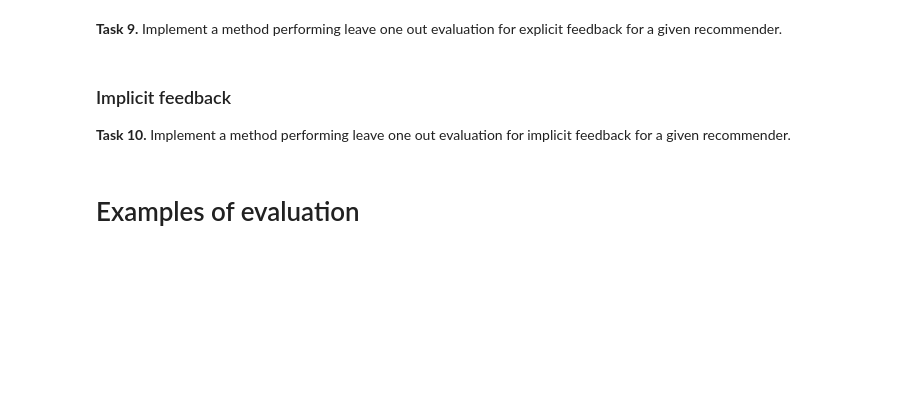
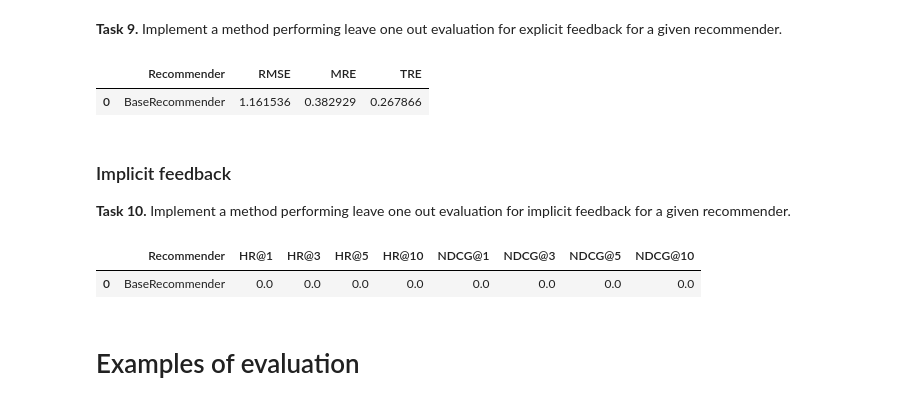
Before and after one commit to dzikafoczka/recommender-systems-class, a Jupyter notebook: class_03_evaluation_and_testing.ipynb, the cells around one changed output. Drawn from its saved outputs; the diff is of its cells as text; code cells hidden in the pictures; blank space fills up the shorter version.

```diff
--- a/class_03_evaluation_and_testing.ipynb
+++ b/class_03_evaluation_and_testing.ipynb
@@ -552,18 +718,34 @@ display(HTML(results.to_html()))
 def evaluate_leave_one_out_explicit(recommender, interactions_df, items_df, max_evals=300, seed=6789):
     rng = np.random.RandomState(seed=seed)
 
-    # Prepare splits of the datasets
-    # Write your code here
+    # Podziały datasetu
+    splits = KFold(n_splits=len(interactions_df), random_state=rng, shuffle=True)
 
-
-    # For each split of the dataset train the recommender, generate recommendations and evaluate
+    # Generowanie rekomendacji dla każdego podziału i ewaluacja
 
     r_pred = []
     r_real = []
     n_eval = 1
 
-    # Write your code here
+    for train_index, test_index in splits.split(interactions_df.index):
+        train_set = interactions_df.loc[interactions_df.index[train_index]]
+        #train_set = interactions_df.iloc[train_index]
+        test_set = interactions_df.loc[interactions_df.index[test_index]]
+        #test_set = interactions_df.iloc[test_index]
 
+        # Uczenie rekomendera
+        recommender.fit(train_set, None, items_df)
+
+        # Generowanie rekomendacji
+        user_df = test_set.loc[:, ['user_id']]
+        item_df = test_set.loc[:, ['item_id']]
+        item_df = pd.merge(item_df, items_df, on='item_id')
+
+        recommendations = recommender.recommend(user_df, item_df, n_recommendations=1)
+
+        # Zbieranie wyników
+        r_pred.append(recommendations.iloc[0]['score'])
+        r_real.append(test_set.iloc[0]['rating'])
 
         if n_eval == max_evals:
             break
@@ -572,8 +754,7 @@ def evaluate_leave_one_out_explicit(recommender, interactions_df, items_df, max_
     r_pred = np.array(r_pred)
     r_real = np.array(r_real)
 
-    # Return evaluation metrics
-
+    # Ewaluacja z wykorzystaniem metryk RMSE, MRE, TRE
     return rmse(r_pred, r_real), mre(r_pred, r_real), tre(r_pred, r_real)
 
 recommender = Recommender()
@@ -585,6 +766,9 @@ results = pd.DataFrame(results,
                        columns=['Recommender', 'RMSE', 'MRE', 'TRE'])
 
 display(HTML(results.to_html()))
+# %% [output]
+|  | Recommender | RMSE | MRE | TRE |
+| 0 | BaseRecommender | 1.161536 | 0.382929 | 0.267866 |
 # %% [markdown]
 ### Implicit feedback
 
@@ -593,9 +777,10 @@ display(HTML(results.to_html()))
 def evaluate_leave_one_out_implicit(recommender, interactions_df, items_df, max_evals=300, seed=6789):
     rng = np.random.RandomState(seed=seed)
 
-    # Prepare splits of the datasets
-    # Write your code here
+    # Podziały datasetu
+    kf = KFold(n_splits=len(interactions_df), random_state=rng, shuffle=True)
 
+    # Generowanie rekomendacji dla każdego podziału i ewaluacja
 
     hr_1 = []
     hr_3 = []
@@ -606,37 +791,57 @@ def evaluate_leave_one_out_implicit(recommender, interactions_df, items_df, max_
     ndcg_5 = []
     ndcg_10 = []
 
-    # For each split of the dataset train the recommender, generate recommendations and evaluate
-
     n_eval = 1
 
-    # Write your code here
+    for train_index, test_index in kf.split(interactions_df.index):
+        train_set = interactions_df.iloc[train_index]
+        test_set = interactions_df.iloc[test_index]
 
+        # Uczenie rekomendera
+        recommender.fit(train_set, None, items_df)
+
+        # Generowanie rekomendacji
+        user_df = test_set.loc[:, ['user_id']]
+        recommendations = recommender.recommend(user_df, items_df, n_recommendations=10)
+
+        # Zbieranie wyników metryk rankingowych
+        hr_1.append(hr(recommendations, test_set, n=1))
+        hr_3.append(hr(recommendations, test_set, n=3))
+        hr_5.append(hr(recommendations, test_set, n=5))
+        hr_10.append(hr(recommendations, test_set, n=10))
+        ndcg_1.append(ndcg(recommendations, test_set, n=1))
+        ndcg_3.append(ndcg(recommendations, test_set, n=3))
+        ndcg_5.append(ndcg(recommendations, test_set, n=5))
+        ndcg_10.append(ndcg(recommendations, test_set, n=10))
 
         if n_eval == max_evals:
             break
         n_eval += 1
 
+    # Średnia po liczbie użytkowników
     hr_1 = np.mean(hr_1)
     hr_3 = np.mean(hr_3)
     hr_5 = np.mean(hr_5)
     hr_10 = np.mean(hr_10)
     ndcg_1 = np.mean(ndcg_1)
     ndcg_3 = np.mean(ndcg_3)
     ndcg_5 = np.mean(ndcg_5)
     ndcg_10 = np.mean(ndcg_10)
 
     return hr_1, hr_3, hr_5, hr_10, ndcg_1, ndcg_3, ndcg_5, ndcg_10
 
 recommender = Recommender()
 
 results = [['BaseRecommender'] + list(evaluate_leave_one_out_implicit(
     recommender, ml_ratings_df.loc[:, ['user_id', 'item_id']], ml_movies_df))]
 
 results = pd.DataFrame(results,
                        columns=['Recommender', 'HR@1', 'HR@3', 'HR@5', 'HR@10', 'NDCG@1', 'NDCG@3', 'NDCG@5', 'NDCG@10'])
 
 display(HTML(results.to_html()))
+# %% [output]
+|  | Recommender | HR@1 | HR@3 | HR@5 | HR@10 | NDCG@1 | NDCG@3 | NDCG@5 | NDCG@10 |
+| 0 | BaseRecommender | 0.0 | 0.0 | 0.0 | 0.0 | 0.0 | 0.0 | 0.0 | 0.0 |
 # %% [markdown]
 # Examples of evaluation
 # %% [markdown]
```
Also changed, not shown: parts of 11 cells of this notebook, 1 other file.
